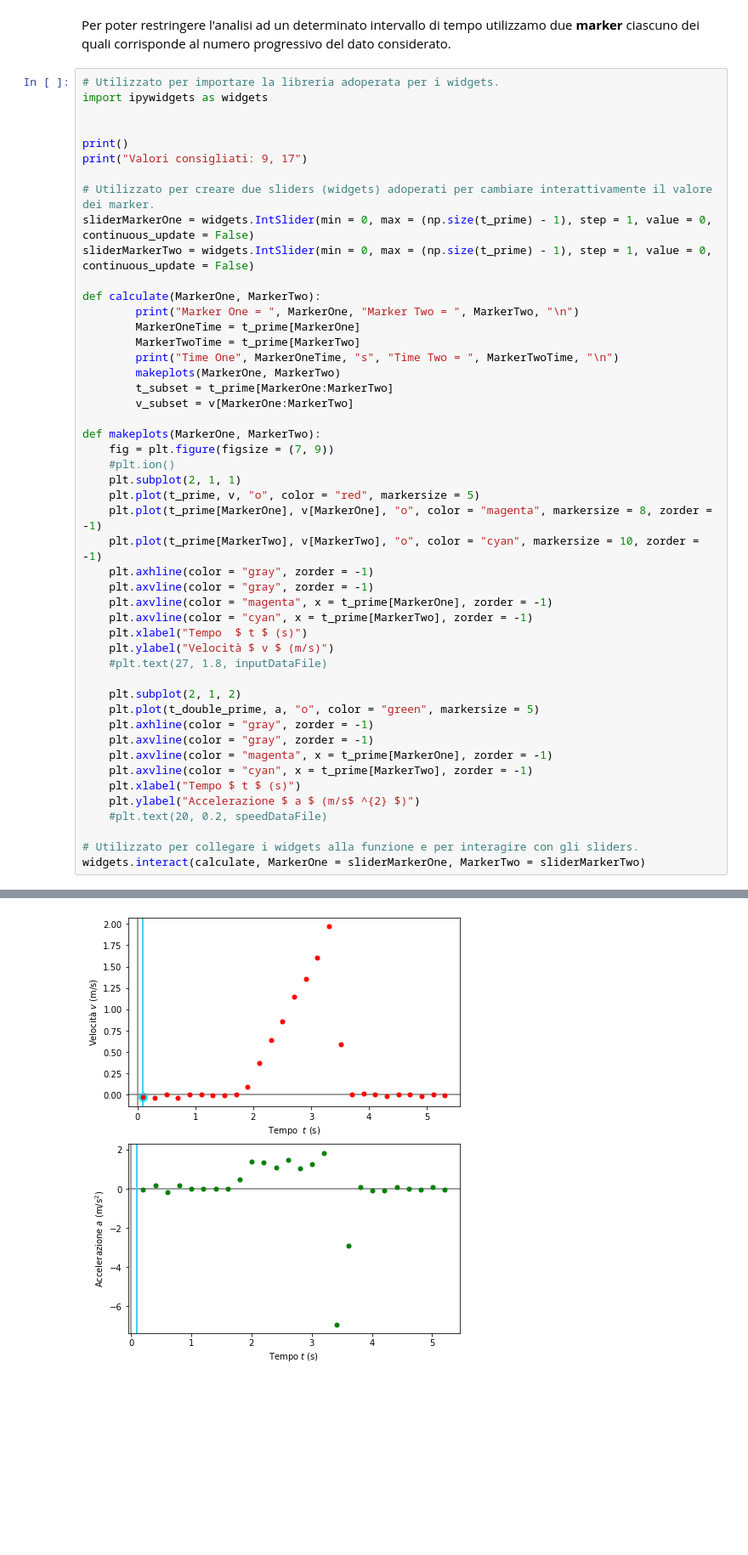
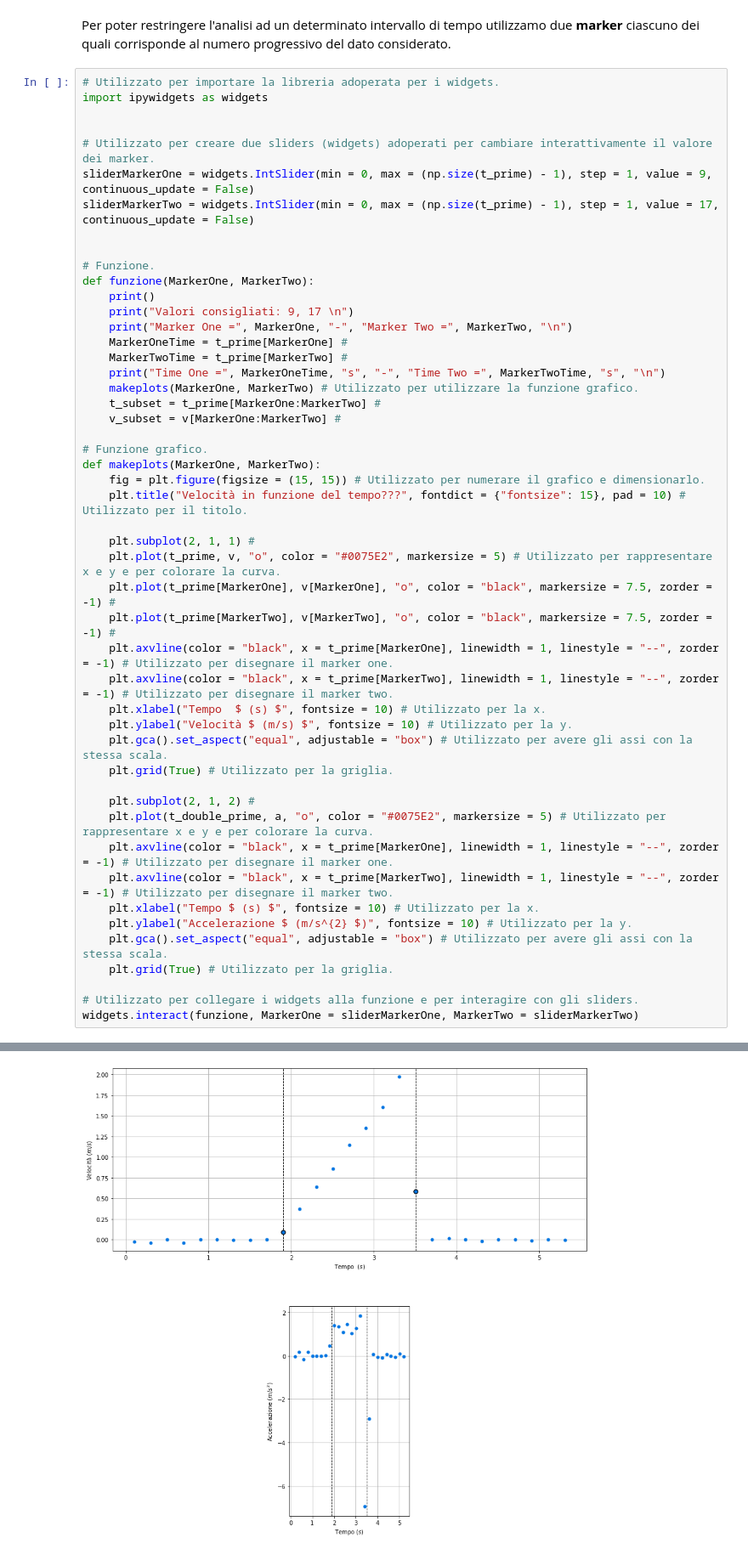
Before and after one commit to Darkaquon/Physics-with-Open-Source-Software, a Jupyter notebook: Notebook/Piano_inclinato.ipynb, the cells around one changed output, grey strips where cells are left out. Shown: that part at 85% size. Drawn from its saved outputs; the diff is of its cells as text; blank space fills up the shorter version.

```diff
--- a/Notebook/Piano_inclinato.ipynb
+++ b/Notebook/Piano_inclinato.ipynb
@@ -207,47 +215,48 @@ Per poter restringere l'analisi ad un determinato intervallo di tempo utilizzamo
 import ipywidgets as widgets
 
 
-print()
-print("Valori consigliati: 9, 17")
+# Utilizzato per creare due sliders (widgets) adoperati per cambiare interattivamente il valore dei marker.
+sliderMarkerOne = widgets.IntSlider(min = 0, max = (np.size(t_prime) - 1), step = 1, value = 9, continuous_update = False)
+sliderMarkerTwo = widgets.IntSlider(min = 0, max = (np.size(t_prime) - 1), step = 1, value = 17, continuous_update = False)
 
-# Utilizzato per creare due sliders (widgets) adoperati per cambiare interattivamente il valore dei marker.
-sliderMarkerOne = widgets.IntSlider(min = 0, max = (np.size(t_prime) - 1), step = 1, value = 0, continuous_update = False)
-sliderMarkerTwo = widgets.IntSlider(min = 0, max = (np.size(t_prime) - 1), step = 1, value = 0, continuous_update = False)
 
-def calculate(MarkerOne, MarkerTwo):
-        print("Marker One = ", MarkerOne, "Marker Two = ", MarkerTwo, "\n")
-        MarkerOneTime = t_prime[MarkerOne]
-        MarkerTwoTime = t_prime[MarkerTwo]
-        print("Time One", MarkerOneTime, "s", "Time Two = ", MarkerTwoTime, "\n")
-        makeplots(MarkerOne, MarkerTwo)
-        t_subset = t_prime[MarkerOne:MarkerTwo]
-        v_subset = v[MarkerOne:MarkerTwo]
+# Funzione.
+def funzione(MarkerOne, MarkerTwo):
+    print()
+    print("Valori consigliati: 9, 17 \n")
+    print("Marker One =", MarkerOne, "-", "Marker Two =", MarkerTwo, "\n")
+    MarkerOneTime = t_prime[MarkerOne] #
+    MarkerTwoTime = t_prime[MarkerTwo] #
+    print("Time One =", MarkerOneTime, "s", "-", "Time Two =", MarkerTwoTime, "s", "\n")
+    makeplots(MarkerOne, MarkerTwo) # Utilizzato per utilizzare la funzione grafico.
+    t_subset = t_prime[MarkerOne:MarkerTwo] #
+    v_subset = v[MarkerOne:MarkerTwo] #
 
+# Funzione grafico.
 def makeplots(MarkerOne, MarkerTwo):
-    fig = plt.figure(figsize = (7, 9))
-    #plt.ion()
-    plt.subplot(2, 1, 1)
-    plt.plot(t_prime, v, "o", color = "red", markersize = 5)
-    plt.plot(t_prime[MarkerOne], v[MarkerOne], "o", color = "magenta", markersize = 8, zorder = -1)
-    plt.plot(t_prime[MarkerTwo], v[MarkerTwo], "o", color = "cyan", markersize = 10, zorder = -1)
-    plt.axhline(color = "gray", zorder = -1)
-    plt.axvline(color = "gray", zorder = -1)
-    plt.axvline(color = "magenta", x = t_prime[MarkerOne], zorder = -1)
-    plt.axvline(color = "cyan", x = t_prime[MarkerTwo], zorder = -1)
-    plt.xlabel("Tempo  $ t $ (s)")
-    plt.ylabel("Velocità $ v $ (m/s)")
-    #plt.text(27, 1.8, inputDataFile)
+    fig = plt.figure(figsize = (15, 15)) # Utilizzato per numerare il grafico e dimensionarlo.
+    plt.title("Velocità in funzione del tempo???", fontdict = {"fontsize": 15}, pad = 10) # Utilizzato per il titolo.
 
-    plt.subplot(2, 1, 2)
-    plt.plot(t_double_prime, a, "o", color = "green", markersize = 5)
-    plt.axhline(color = "gray", zorder = -1)
-    plt.axvline(color = "gray", zorder = -1)
-    plt.axvline(color = "magenta", x = t_prime[MarkerOne], zorder = -1)
-    plt.axvline(color = "cyan", x = t_prime[MarkerTwo], zorder = -1)
-    plt.xlabel("Tempo $ t $ (s)")
-    plt.ylabel("Accelerazione $ a $ (m/s$ ^{2} $)")
-    #plt.text(20, 0.2, speedDataFile)
+    plt.subplot(2, 1, 1) #
+    plt.plot(t_prime, v, "o", color = "#0075E2", markersize = 5) # Utilizzato per rappresentare x e y e per colorare la curva.
+    plt.plot(t_prime[MarkerOne], v[MarkerOne], "o", color = "black", markersize = 7.5, zorder = -1) #
+    plt.plot(t_prime[MarkerTwo], v[MarkerTwo], "o", color = "black", markersize = 7.5, zorder = -1) #
+    plt.axvline(color = "black", x = t_prime[MarkerOne], linewidth = 1, linestyle = "--", zorder = -1) # Utilizzato per disegnare il marker one.
+    plt.axvline(color = "black", x = t_prime[MarkerTwo], linewidth = 1, linestyle = "--", zorder = -1) # Utilizzato per disegnare il marker two.
+    plt.xlabel("Tempo  $ (s) $", fontsize = 10) # Utilizzato per la x.
+    plt.ylabel("Velocità $ (m/s) $", fontsize = 10) # Utilizzato per la y.
+    plt.gca().set_aspect("equal", adjustable = "box") # Utilizzato per avere gli assi con la stessa scala.
+    plt.grid(True) # Utilizzato per la griglia.
+
+    plt.subplot(2, 1, 2) #
+    plt.plot(t_double_prime, a, "o", color = "#0075E2", markersize = 5) # Utilizzato per rappresentare x e y e per colorare la curva.
+    plt.axvline(color = "black", x = t_prime[MarkerOne], linewidth = 1, linestyle = "--", zorder = -1) # Utilizzato per disegnare il marker one.
+    plt.axvline(color = "black", x = t_prime[MarkerTwo], linewidth = 1, linestyle = "--", zorder = -1) # Utilizzato per disegnare il marker two.
+    plt.xlabel("Tempo $ (s) $", fontsize = 10) # Utilizzato per la x.
+    plt.ylabel("Accelerazione $ (m/s^{2} $)", fontsize = 10) # Utilizzato per la y.
+    plt.gca().set_aspect("equal", adjustable = "box") # Utilizzato per avere gli assi con la stessa scala.
+    plt.grid(True) # Utilizzato per la griglia.
 
 # Utilizzato per collegare i widgets alla funzione e per interagire con gli sliders.
-widgets.interact(calculate, MarkerOne = sliderMarkerOne, MarkerTwo = sliderMarkerTwo)
+widgets.interact(funzione, MarkerOne = sliderMarkerOne, MarkerTwo = sliderMarkerTwo)
 # %% [output]
@@ -257 +268 @@ Time One 0.100223279499005 s Time Two =  0.100223279499005
-[figure, old version]
+[figure, new version]
```
Also changed, not shown: parts of 17 cells of this notebook, 11 other files.
